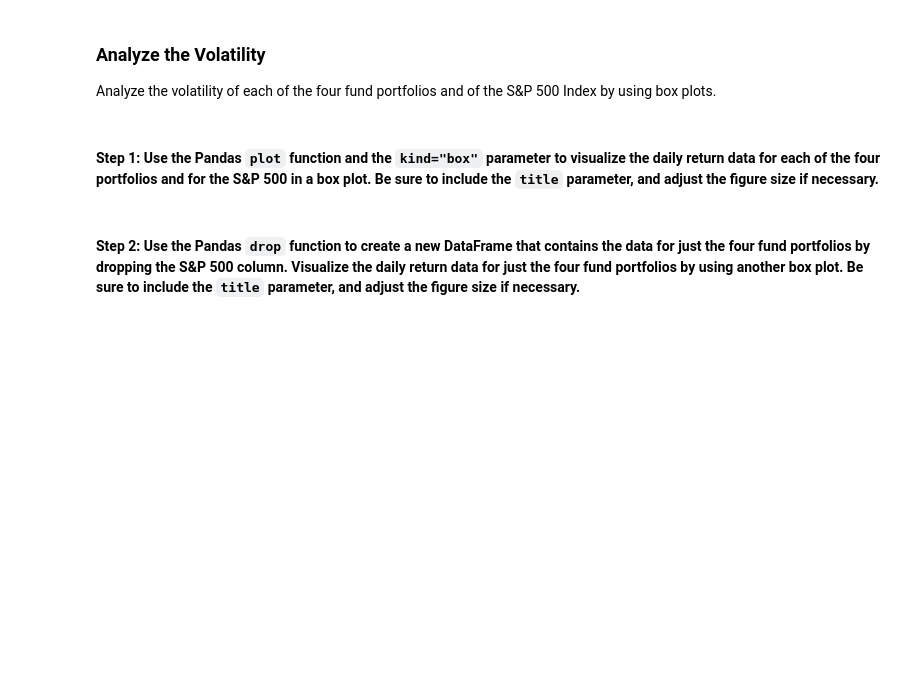
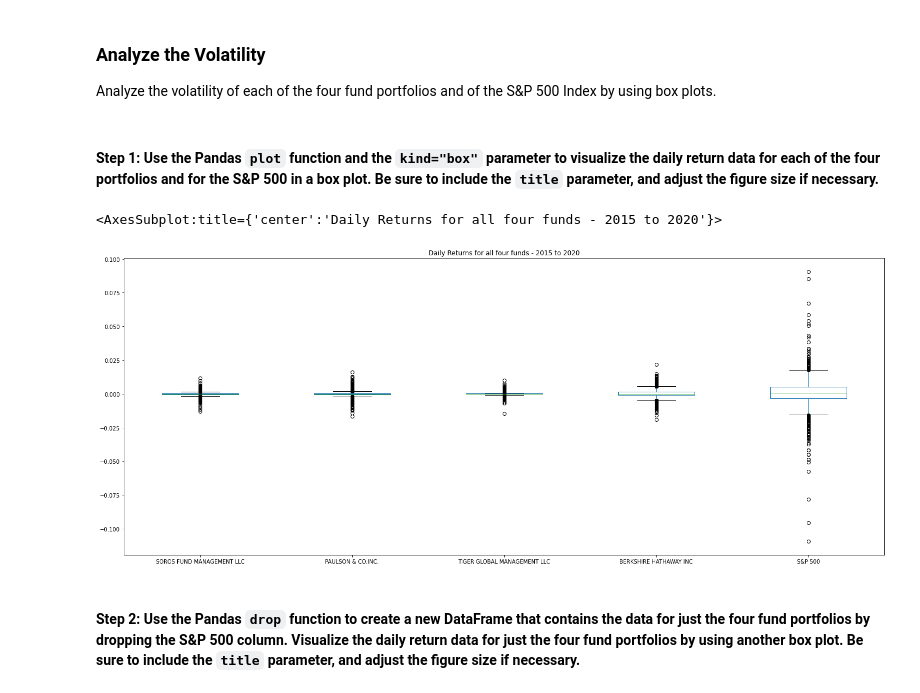
Before and after one commit to toniahurst/FinTech_Module_4_Challenge, a Jupyter notebook: risk_return_analysis.ipynb, the cells around one changed output. Saved outputs shown, nothing was run; the diff lists cells and outputs as text; code cells hidden in the pictures; blank space fills up the shorter version.

```diff
--- a/risk_return_analysis.ipynb
+++ b/risk_return_analysis.ipynb
@@ -188,7 +202,10 @@ Analyze the volatility of each of the four fund portfolios and of the S&P 500 In
 # %%
 # Use the daily return data to create box plots to visualize the volatility of the 4 funds and the S&P 500
 # Include a title parameter and adjust the figure size
-# YOUR CODE HERE
+daily_returns_df.plot(figsize=(25,10), kind="box", title="Daily Returns for all four funds - 2015 to 2020")
+# %% [output]
+<AxesSubplot:title={'center':'Daily Returns for all four funds - 2015 to 2020'}>
+[figure, added]
 # %% [markdown]
 #### Step 2: Use the Pandas `drop` function to create a new DataFrame that contains the data for just the four fund portfolios by dropping the S&P 500 column. Visualize the daily return data for just the four fund portfolios by using another box plot. Be sure to include the `title` parameter, and adjust the figure size if necessary.
 # %%
```
Also changed, not shown: parts of 10 cells of this notebook.
